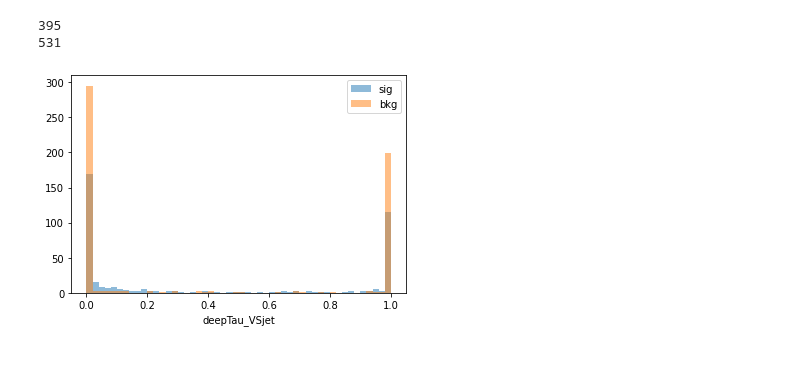
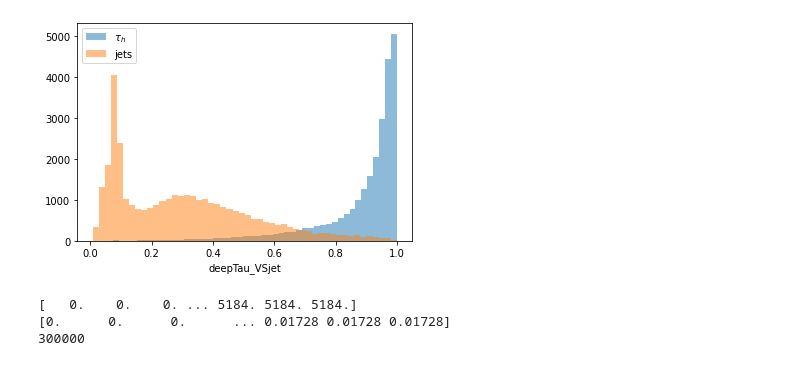
Before and after one commit to annamasce/analysis_deepTau, a Jupyter notebook: notebooks/deepTau_analysis.ipynb, the cells around one changed output. Saved outputs shown, nothing was run; the diff lists cells and outputs as text; code cells hidden in the pictures.

Commit message:
Add scripts for deepTau output and eff/rate studies

```diff
--- a/notebooks/deepTau_analysis.ipynb
+++ b/notebooks/deepTau_analysis.ipynb
@@ -82,0 +13,6 @@ plt.plot(tpr, fpr)
+# %%
+# get trees for efficiency from file
+fileName_eff = "/Users/mascella/workspace/EPR-workspace/analysis_deepTau/data/VBFToTauTau_lowPt.root"
+treeName_gen = "gen_counter"
+treeName_in = "initial_counter"
+events_gen, events_in = getEvents_fromFile(fileName_eff, treeName_gen, treeName_in)
@@ -82,0 +35,11 @@ plt.plot(tpr, fpr)
+# %%
+r = range(5,8)
+print(events_in["lepton_gen_match"][r])
+print(events_in['gen_tau_pt'][r])
+print(events_in['tau_pt'][r])
+mask = (events_in["lepton_gen_match"]==5) & (events_in['gen_tau_pt']>35.) & (events_in['tau_pt']>40.)
+print(mask[r])
+true_taus_pred = events_in['deepTau_VSjet'][mask] # deepTau prediction for tau_h
+print(events_in['deepTau_VSjet'][r])
+print(true_taus_pred[r])
+plt.hist((events_in['gen_tau_pt'][mask]).flatten(), bins=50, range=[20, 100])
@@ -82,0 +66,10 @@ plt.plot(tpr, fpr)
+# %%
+# generate ROC curve for deepTau_VSjet
+fpr, tpr, thr, pred, truth = ROC_fromTuples(events_in)
+score = auc(fpr, tpr)
+print("AUC ROC:", score)
+plt.yscale('log')
+plt.xlabel(r'$\tau$ ID efficiency')
+plt.ylabel('jet misID probability')
+plt.plot(tpr, fpr, '-')
+print(len(thr))
@@ -83,12 +80,23 @@ plt.plot(tpr, fpr)
 # %%
-print(len(pred[truth==1].flatten()))
-print(len(pred[truth==0].flatten()))
-plt.hist(pred[truth==1].flatten(), bins=50, alpha=0.5, label="sig")
-plt.hist(pred[truth==0].flatten(), bins=50, alpha=0.5, label="bkg")
+# deepTau_VSjet distribution for signal and background
+plt.hist(pred[truth==1].flatten(), bins=50, alpha=0.5, label=r"$\tau_h$")
+plt.hist(pred[truth==0].flatten(), bins=50, alpha=0.5, label="jets")
 plt.legend()
 plt.xlabel("deepTau_VSjet")
 plt.savefig("VSjet_distr.pdf")
 # %% [output]
-395
-531
-[figure, old version]
+[figure, new version]
+# %%
+# compute efficiencies
+# from scipy.stats import loguniform
+# a, b = 0.01, 1
+# x = np.linspace(loguniform.ppf(0.99, a, b),
+#                 loguniform.ppf(0.01, a, b), 100)
+# thr = loguniform.pdf(1-x, a, b)
+eff = compute_efficiency(events_in, len(events_gen), thr, 40.)
+print(eff)
+print(len(events_gen))
+# %% [output]
+[   0.    0.    0. ... 5184. 5184. 5184.]
+[0.      0.      0.      ... 0.01728 0.01728 0.01728]
+300000
```
Also changed, not shown: parts of 14 cells of this notebook, 4 other files.
